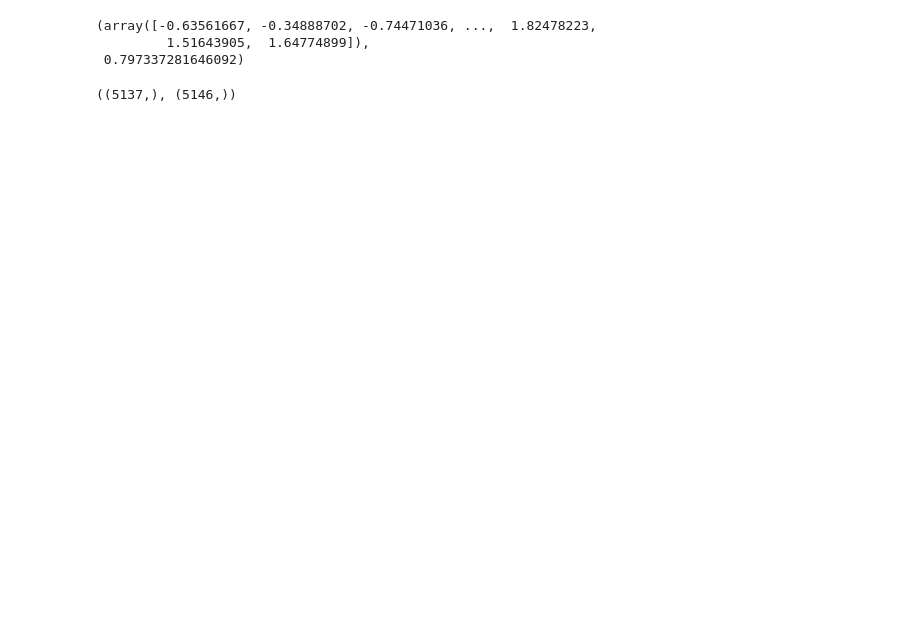
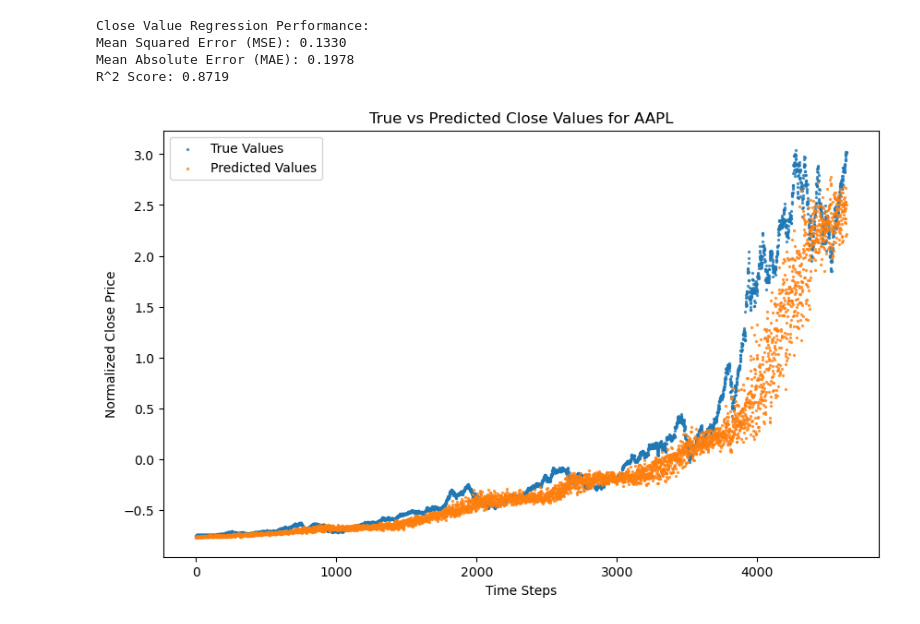
Before and after one commit to chrisli36/tda-financial-analysis, a Jupyter notebook: estimator.ipynb, the cells around one changed output. Saved outputs shown, nothing was run; the diff lists cells and outputs as text; code cells hidden in the pictures; blank space fills up the shorter version.

```diff
--- a/estimator.ipynb
+++ b/estimator.ipynb
@@ -14,23 +36,63 @@ from sklearn.metrics import mean_squared_error
 # %%
+# Directory containing financial data
 DATA_DIR = 'Financial Data'
 scaler = StandardScaler()
 
+# Load and preprocess cryptocurrency data
 crypto = {}
 for fn in os.listdir(os.path.join(DATA_DIR, 'cryptocurrencies')):
     crypto[fn] = pd.read_csv(os.path.join(DATA_DIR, 'cryptocurrencies', fn))
     crypto[fn]['Volume'] = crypto[fn]['Volume'].astype(float)
     crypto[fn].drop(columns=['Year'], inplace=True)
     crypto[fn].iloc[:, 1:] = scaler.fit_transform(crypto[fn].iloc[:, 1:])
 
+# Load and preprocess currency data
 currency = {}
 for fn in os.listdir(os.path.join(DATA_DIR, 'currencies')):
     currency[fn] = pd.read_csv(os.path.join(DATA_DIR, 'currencies', fn))
     currency[fn].drop(columns=['Year', 'Volume'], inplace=True)
     currency[fn].iloc[:, 1:] = scaler.fit_transform(currency[fn].iloc[:, 1:])
 
-stock = {}
+# Load and preprocess stock data
+stocks = {}
 for fn in os.listdir(os.path.join(DATA_DIR, 'stocks')):
-    stock[fn] = pd.read_csv(os.path.join(DATA_DIR, 'stocks', fn))
-    stock[fn]['Volume'] = stock[fn]['Volume'].astype(float)
-    stock[fn].drop(columns=['Symbol', 'Date'], inplace=True)
-    stock[fn].iloc[:, 1:] = scaler.fit_transform(stock[fn].iloc[:, 1:])
+    stocks[fn] = pd.read_csv(os.path.join(DATA_DIR, 'stocks', fn))
+    stocks[fn]['Volume'] = stocks[fn]['Volume'].astype(float)
+    stocks[fn].drop(columns=['Symbol', 'Date'], inplace=True)
+    stocks[fn].iloc[:, 1:] = scaler.fit_transform(stocks[fn].iloc[:, 1:])
+
+stock = stocks['AAPL.csv']
+
+# Define features and target variable for a specific stock (e.g., AAPL)
+X = stock.values[:-1]
+y_close = stock['Close'].shift(-1).dropna().values
+
+# Define the pipeline steps
+SW = SlidingWindow(size=10, stride=5)  # Sliding window parameters
+PD = PearsonDissimilarity()           # Pearson dissimilarity for distance metric
+VR = VietorisRipsPersistence(metric="precomputed")  # Persistence with precomputed metric
+A = Amplitude()                    # Amplitude as a feature transformation
+PE = PersistenceEntropy()         # Persistence entropy as a feature transformation
+RFR = RandomForestRegressor(random_state=42, n_estimators=100)  # Random forest regressor
+
+training_window = 500
+y_close_pred = []
+y_close_test = []
+pipe_close = make_pipeline(SW, PD, VR, FeatureUnion([('A', A), ('PE', PE)]), RFR)
+for i in tqdm(range(0, X.shape[0] - training_window)):
+    X_train = X[i:i + training_window]
+    y_close_train = y_close[i:i + training_window]
+
+    pipe_close.fit(X_train, y_close_train)
+    future_data = X[i + training_window: i + training_window + SW.size]
+    if len(future_data) < SW.size or i + training_window + SW.size >= len(y_close):
+        continue
+    y_close_pred.append(pipe_close.predict(X[i + training_window: i + training_window + SW.size]))
+    y_close_test.append(y_close[i + training_window + SW.size])
+summarize(y_close_test, y_close_pred)
+# %% [output]
+Close Value Regression Performance:
+Mean Squared Error (MSE): 0.1330
+Mean Absolute Error (MAE): 0.1978
+R^2 Score: 0.8719
+[figure, added]
@@ -57,15 +98,0 @@ y_pred, score
-# %%
-pipe.fit(X, y)
-y_pred = pipe.predict(X)
-score = pipe.score(X, y)
-y_pred, score
-
-# print(mean_squared_error(y, y_pred))
-# %% [output]
-(array([-0.63561667, -0.34888702, -0.74471036, ...,  1.82478223,
-         1.51643905,  1.64774899]),
- 0.797337281646092)
-# %%
-y_pred.shape, y.shape
-# %% [output]
-((5137,), (5146,))
```
Also changed, not shown: parts of 4 cells of this notebook, 1 other file.
